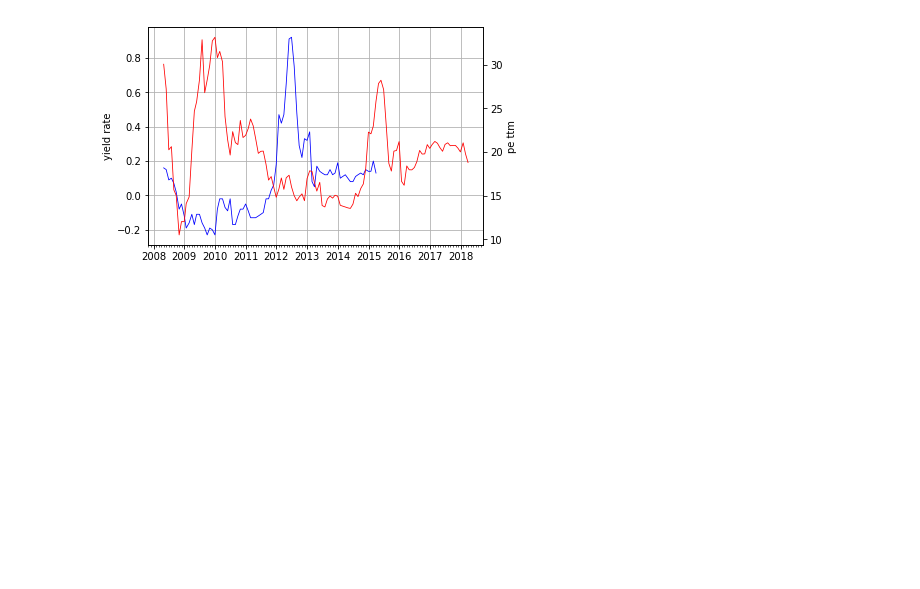
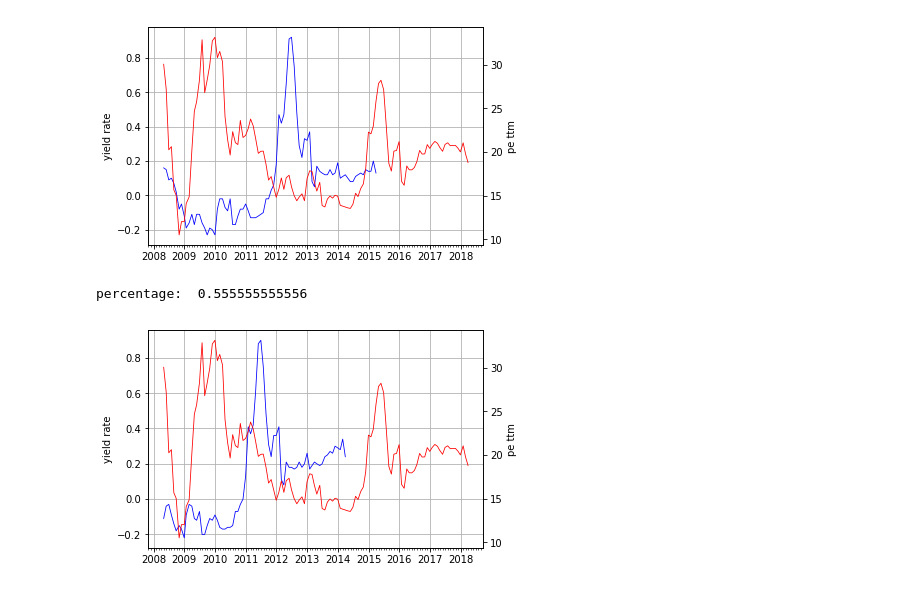
Before and after one commit to flaneur2020/flaneur2020.github.io, a Jupyter notebook: _notes/Fixed-Invest-Hs300-Index.ipynb, the cells around one changed output. Cells and saved outputs as stored; diff of their text form; code cells hidden in the pictures; blank space fills up the shorter version.

```diff
--- a/_notes/Fixed-Invest-Hs300-Index.ipynb
+++ b/_notes/Fixed-Invest-Hs300-Index.ipynb
@@ -94,3 +94,8 @@ plot_by_fixed_invest_months_length(36)
 # %% [output]
 percentage:  0.571428571429
 [figure]
+# %%
+plot_by_fixed_invest_months_length(48)
+# %% [output]
+percentage:  0.555555555556
+[figure, added]
```
